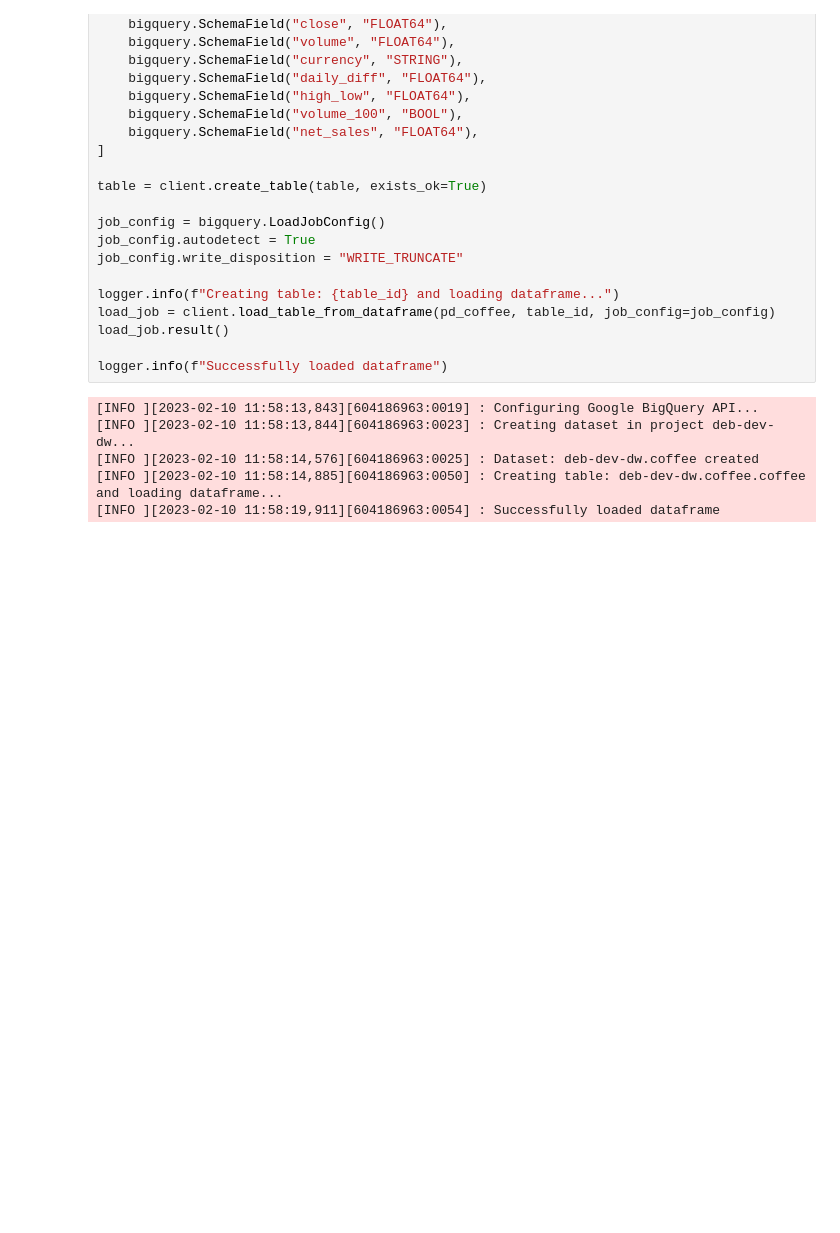
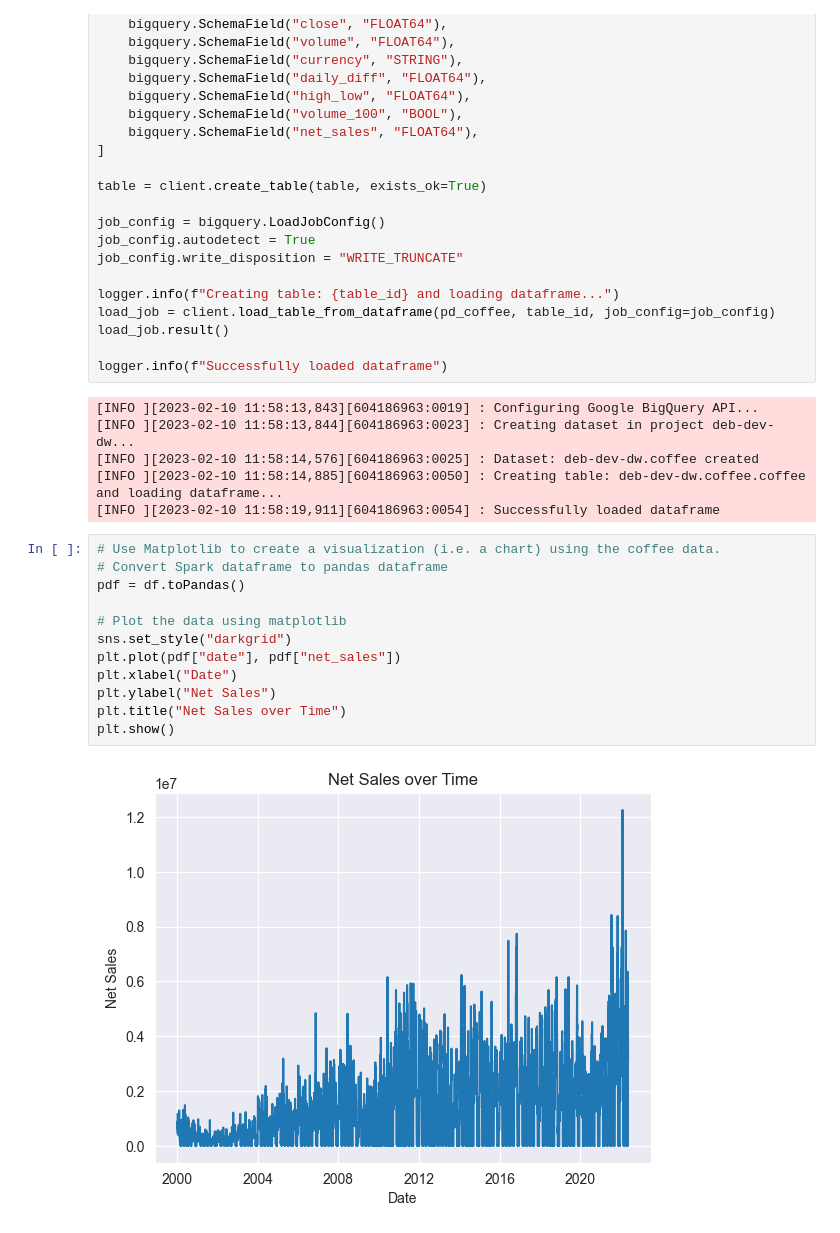
Before and after one commit to Drewrwhite/data_week_13, a Jupyter notebook: main.ipynb, the cells around one changed output. Drawn from its saved outputs; the diff is of its cells as text; blank space fills up the shorter version.

Commit message:
generate net sales vis

```diff
--- a/main.ipynb
+++ b/main.ipynb
@@ -197,3 +205,17 @@ logger.info(f"Successfully loaded dataframe")
 [INFO ][2023-02-10 11:58:14,576][604186963:0025] : Dataset: deb-dev-dw.coffee created
 [INFO ][2023-02-10 11:58:14,885][604186963:0050] : Creating table: deb-dev-dw.coffee.coffee and loading dataframe...
 [INFO ][2023-02-10 11:58:19,911][604186963:0054] : Successfully loaded dataframe
+# %%
+# Use Matplotlib to create a visualization (i.e. a chart) using the coffee data.
+# Convert Spark dataframe to pandas dataframe
+pdf = df.toPandas()
+
+# Plot the data using matplotlib
+sns.set_style("darkgrid")
+plt.plot(pdf["date"], pdf["net_sales"])
+plt.xlabel("Date")
+plt.ylabel("Net Sales")
+plt.title("Net Sales over Time")
+plt.show()
+# %% [output]
+[figure, added]
```
Also changed, not shown: parts of 3 cells of this notebook.
